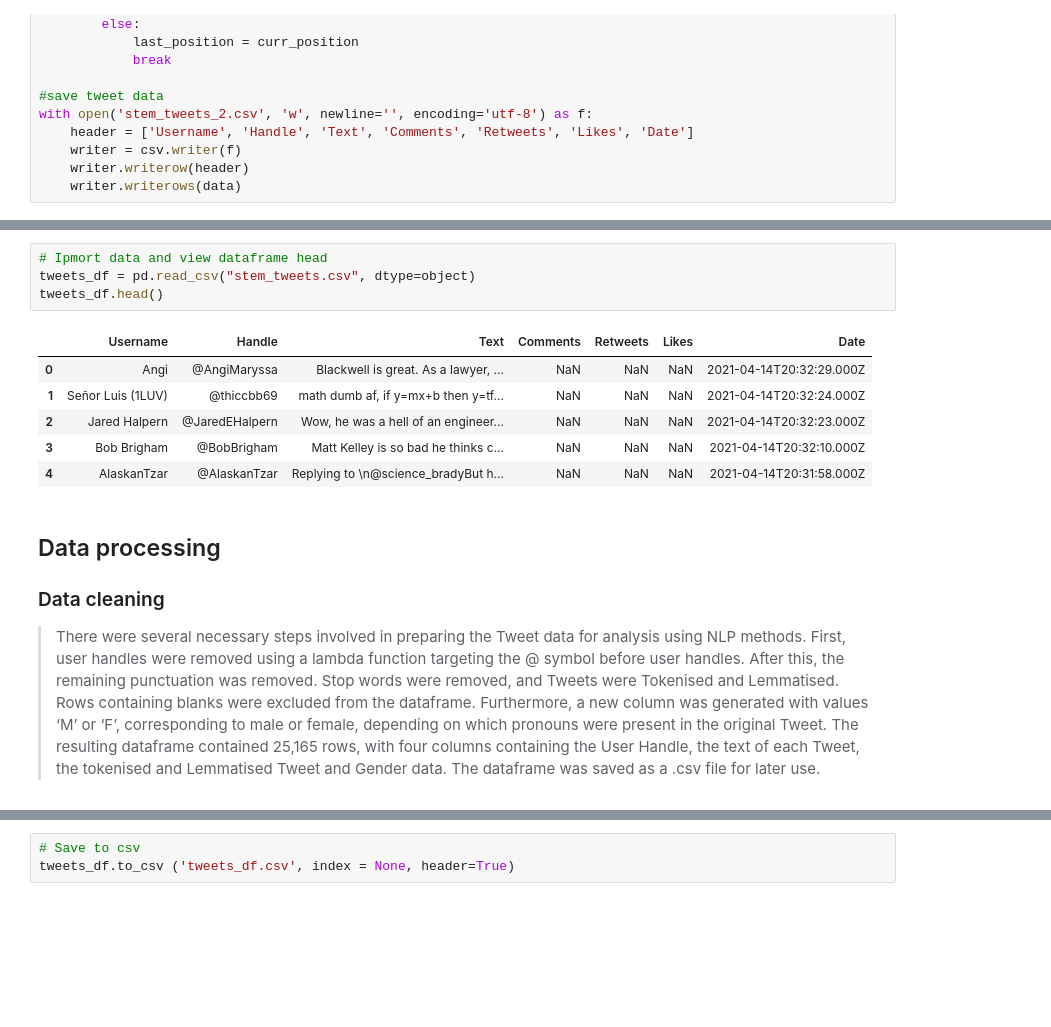
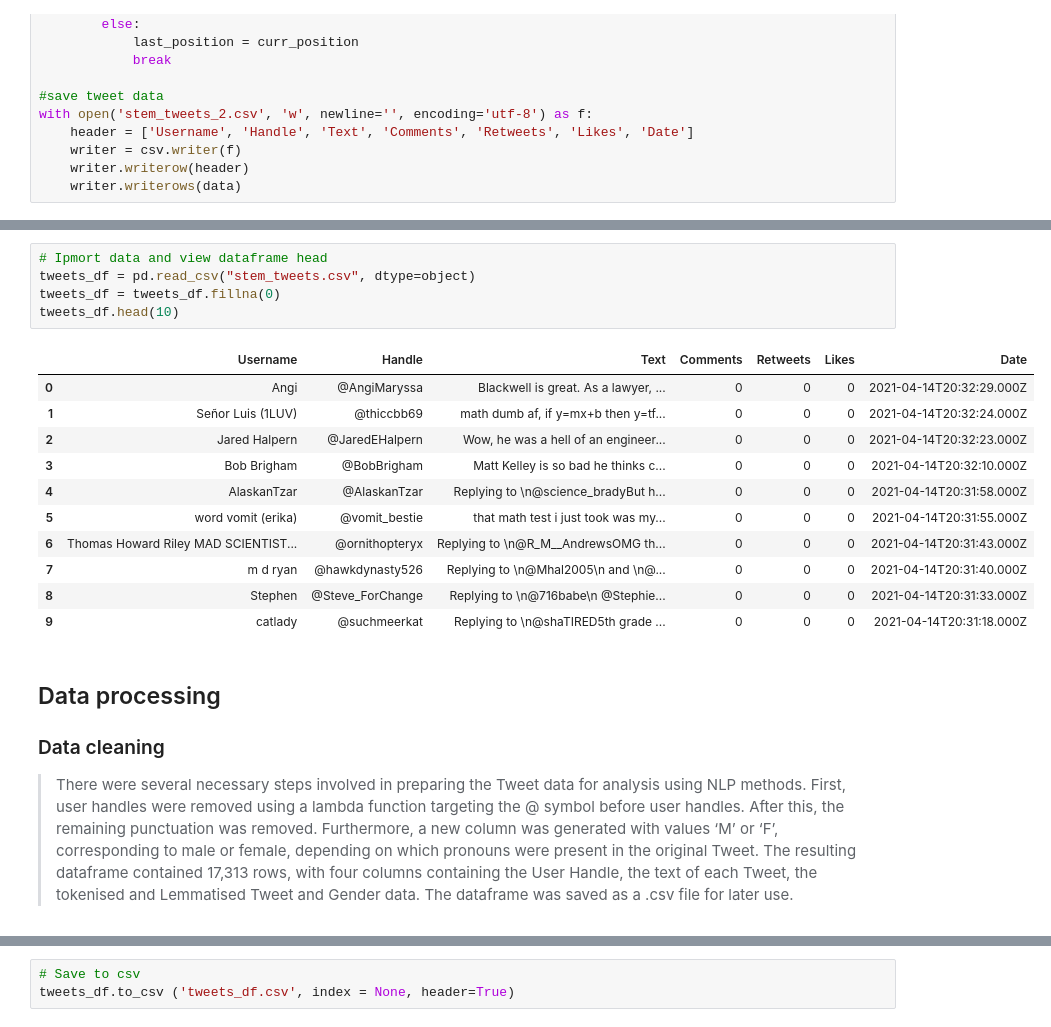
Before and after one commit to lauravodden/Gender-Bias-in-Machine-Learning, a Jupyter notebook: MA5851_A3_Twitter_Scrape.ipynb, the cells around one changed output, grey strips where cells are left out. Saved outputs shown, nothing was run; the diff lists cells and outputs as text; blank space fills up the shorter version.

Commit message:
Cleaned code and added some text

```diff
--- a/MA5851_A3_Twitter_Scrape.ipynb
+++ b/MA5851_A3_Twitter_Scrape.ipynb
@@ -171,20 +189,27 @@ with open('stem_tweets_2.csv', 'w', newline='', encoding='utf-8') as f:
 # %%
 # Ipmort data and view dataframe head
 tweets_df = pd.read_csv("stem_tweets.csv", dtype=object)
-tweets_df.head()
+tweets_df = tweets_df.fillna(0)
+tweets_df.head(10)
 # %% [output]
 |  | Username | Handle | Text | Comments | Retweets | Likes | Date |
-| 0 | Angi | @AngiMaryssa | Blackwell is great. As a lawyer, ... | NaN | NaN | NaN | 2021-04-14T20:32:29.000Z |
-| 1 | Señor Luis (1LUV) | @thiccbb69 | math dumb af, if y=mx+b then y=tf... | NaN | NaN | NaN | 2021-04-14T20:32:24.000Z |
-| 2 | Jared Halpern | @JaredEHalpern | Wow, he was a hell of an engineer... | NaN | NaN | NaN | 2021-04-14T20:32:23.000Z |
-| 3 | Bob Brigham | @BobBrigham | Matt Kelley is so bad he thinks c... | NaN | NaN | NaN | 2021-04-14T20:32:10.000Z |
-| 4 | AlaskanTzar | @AlaskanTzar | Replying to \n@science_bradyBut h... | NaN | NaN | NaN | 2021-04-14T20:31:58.000Z |
+| 0 | Angi | @AngiMaryssa | Blackwell is great. As a lawyer, ... | 0 | 0 | 0 | 2021-04-14T20:32:29.000Z |
+| 1 | Señor Luis (1LUV) | @thiccbb69 | math dumb af, if y=mx+b then y=tf... | 0 | 0 | 0 | 2021-04-14T20:32:24.000Z |
+| 2 | Jared Halpern | @JaredEHalpern | Wow, he was a hell of an engineer... | 0 | 0 | 0 | 2021-04-14T20:32:23.000Z |
+| 3 | Bob Brigham | @BobBrigham | Matt Kelley is so bad he thinks c... | 0 | 0 | 0 | 2021-04-14T20:32:10.000Z |
+| 4 | AlaskanTzar | @AlaskanTzar | Replying to \n@science_bradyBut h... | 0 | 0 | 0 | 2021-04-14T20:31:58.000Z |
+| 5 | word vomit (erika) | @vomit_bestie | that math test i just took was my... | 0 | 0 | 0 | 2021-04-14T20:31:55.000Z |
+| 6 | Thomas Howard Riley MAD SCIENTIST... | @ornithopteryx | Replying to \n@R_M__AndrewsOMG th... | 0 | 0 | 0 | 2021-04-14T20:31:43.000Z |
+| 7 | m d ryan | @hawkdynasty526 | Replying to \n@Mhal2005\n and \n@... | 0 | 0 | 0 | 2021-04-14T20:31:40.000Z |
+| 8 | Stephen | @Steve_ForChange | Replying to \n@716babe\n @Stephie... | 0 | 0 | 0 | 2021-04-14T20:31:33.000Z |
+| 9 | catlady | @suchmeerkat | Replying to \n@shaTIRED5th grade ... | 0 | 0 | 0 | 2021-04-14T20:31:18.000Z |
 # %% [markdown]
+##
 ## Data processing
 ### Data cleaning
-> There were several necessary steps involved in preparing the Tweet data for analysis using NLP methods. First, user handles were removed using a lambda function targeting the @ symbol before user handles. After this, the remaining punctuation was removed. Stop words were removed, and Tweets were Tokenised and Lemmatised. Rows containing blanks were excluded from the dataframe.
+> There were several necessary steps involved in preparing the Tweet data for analysis using NLP methods. First, user handles were removed using a lambda function targeting the @ symbol before user handles. After this, the remaining punctuation was removed.
 > Furthermore, a new column was generated with values ‘M’ or ‘F’, corresponding to male or female, depending on which pronouns were present in the original Tweet.
-> The resulting dataframe contained 25,165 rows, with four columns containing the User Handle, the text of each Tweet, the tokenised and Lemmatised Tweet and Gender data.
+> The resulting dataframe contained 17,313 rows, with four columns containing the User Handle, the text of each Tweet, the tokenised and Lemmatised Tweet and Gender data.
 > The dataframe was saved as a .csv file for later use.
 # %%
 # Remove handles
```
Also changed, not shown: parts of 19 cells of this notebook.
